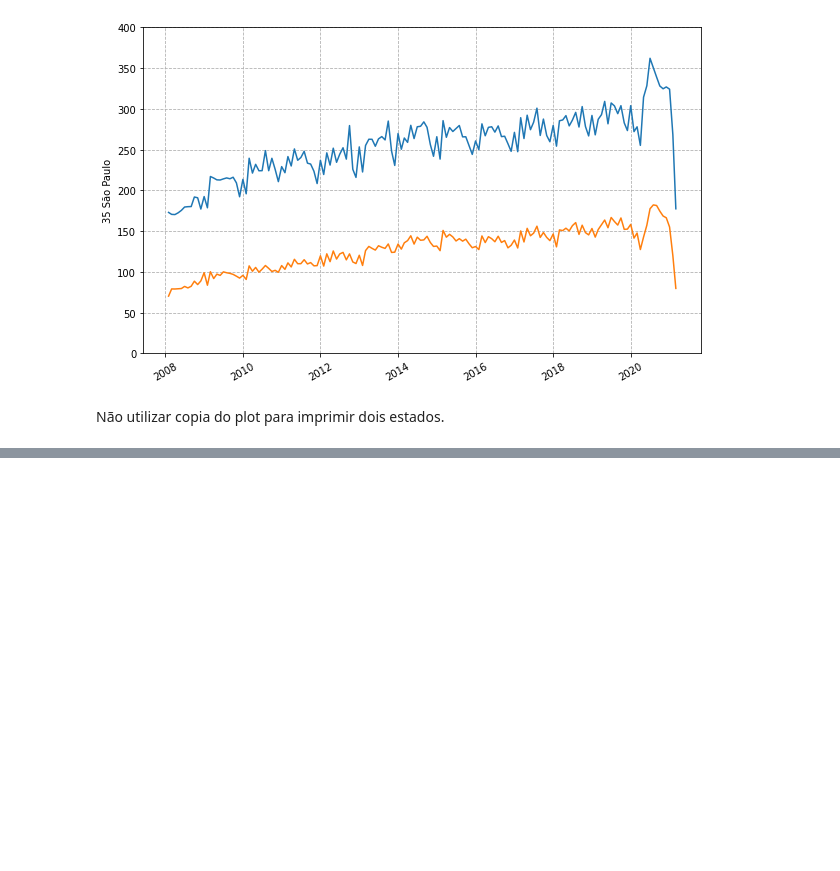
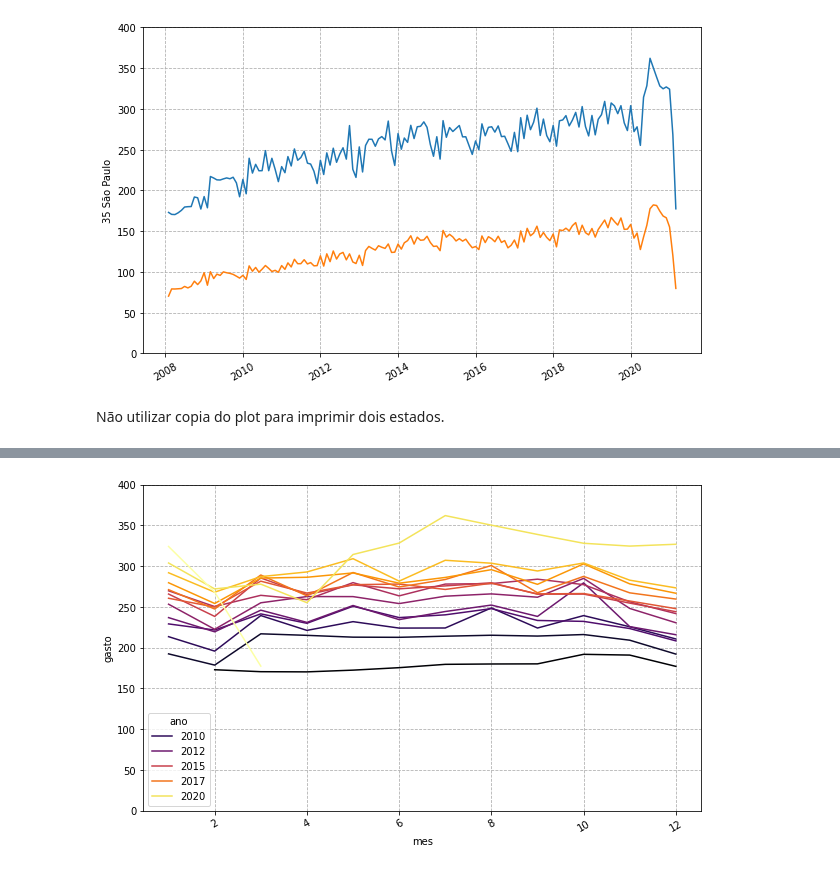
Before and after one commit to laugustovieira/BootCamp---Data-Science, a Jupyter notebook: BootCampDataScience.ipynb, the cells around one changed output, grey strips where cells are left out. Saved outputs shown, nothing was run; the diff lists cells and outputs as text; code cells hidden in the pictures; blank space fills up the shorter version.

```diff
--- a/BootCampDataScience.ipynb
+++ b/BootCampDataScience.ipynb
@@ -992,0 +1005,4 @@ plt.show()
+# %%
+mensal_aberto["mes"] = mensal_aberto["dia_mes_ano"].dt.month
+mensal_aberto["ano"] = mensal_aberto["dia_mes_ano"].dt.year
+mensal_aberto.head()
@@ -992,0 +1032,13 @@ plt.show()
+# %%
+plt.figure(figsize = (10,6))
+ax = sns.lineplot(data = mensal_aberto.query("uf=='35 São Paulo'"), x="mes", y="gasto", hue="ano", palette="inferno")
+plt.xticks(rotation=30)
+#comentando a linha abaixo percebe que o plota o gráfico por ano
+#ax.xaxis.set_major_locator(ticker.IndexLocator(base=12,offset=11))
+plt.grid(True, linestyle='--')
+plt.ylim(0,400)
+# colocar como o método achar melhor a representação do eixo x
+#ax.xaxis.set_major_locator(ticker.AutoLocator())
+plt.show()
+# %% [output]
+[figure, added]
```
Also changed, not shown: parts of 12 cells of this notebook.
